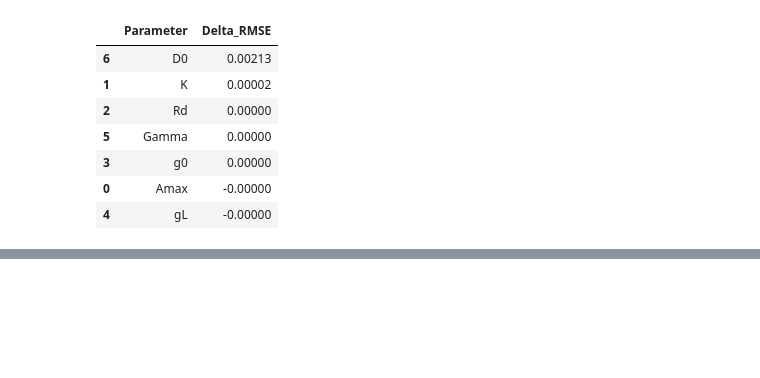
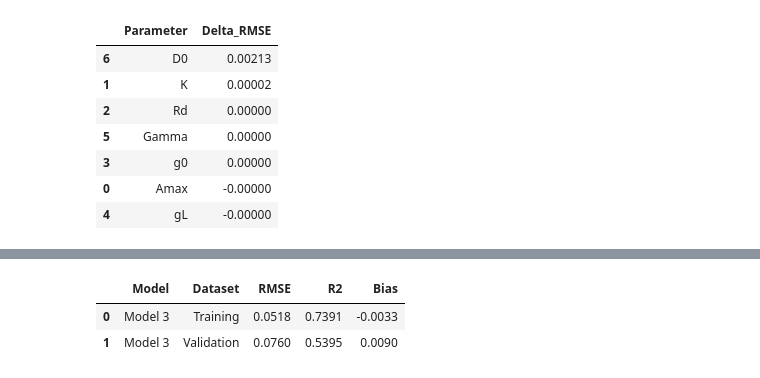
Before and after one commit to benbenbeatit912002/HPP32806-assignment-1, a Jupyter notebook: Load_data.ipynb, the cells around one changed output, grey strips where cells are left out. Saved outputs shown, nothing was run; the diff lists cells and outputs as text; code cells hidden in the pictures; blank space fills up the shorter version.

```diff
--- a/Load_data.ipynb
+++ b/Load_data.ipynb
@@ -738,0 +752,87 @@ Damour, G., Simonneau, T., Cochard, H., & Urban, L. (2010). An overview of model
+# %%
+MODEL_3_SPEC = {
+    "names": ["Amax", "K", "Rd", "g0", "gL", "Gamma", "D0", "k_open", "k_close"],
+    "lower": [0, 1, 0, 0, 0, 0, 0.01, 0.001, 0.001],
+    "upper": [50, 3000, 10, 0.1, 50, 100, 10, 1, 1],
+    "initial": [30, 500, 2, 0.02, 10, 40, 1.5, 0.15, 0.15],
+}
+
+
+def asymmetric_dynamic_leuning_model(df, params):
+    """Model 3: Leuning target with separate opening and closing lag parameters."""
+    Amax, K, Rd, g0, gL, Gamma, D0, k_open, k_close = params
+    target_params = [Amax, K, Rd, g0, gL, Gamma, D0]
+
+    output = pd.Series(index=df.index, dtype=float)
+    groups = df.groupby("_file", sort=False) if "_file" in df.columns else [(None, df)]
+
+    for _, group in groups:
+        target = leuning_1995_model(group["Qin"], group["Ca"], group["VPDleaf"], target_params)
+        target = np.asarray(target, dtype=float)
+
+        dynamic = np.empty_like(target)
+        if len(target) == 0:
+            continue
+
+        dynamic[0] = target[0]
+        for i in range(1, len(target)):
+            if target[i] > dynamic[i - 1]:
+                k = k_open
+            else:
+                k = k_close
+            dynamic[i] = dynamic[i - 1] + k * (target[i] - dynamic[i - 1])
+
+        output.loc[group.index] = dynamic
+
+    return output.to_numpy()
+
+
+def fit_model_3_asymmetric_dynamic(train_df):
+    """Fit Model 3 parameters on Training data only."""
+    y_obs = train_df["gsw"].to_numpy(dtype=float)
+
+    def residuals(params):
+        y_pred = asymmetric_dynamic_leuning_model(train_df, params)
+        residual = y_pred - y_obs
+        return np.nan_to_num(residual, nan=1e3, posinf=1e3, neginf=-1e3)
+
+    result = least_squares(
+        residuals,
+        x0=np.asarray(MODEL_3_SPEC["initial"], dtype=float),
+        bounds=(np.asarray(MODEL_3_SPEC["lower"], dtype=float), np.asarray(MODEL_3_SPEC["upper"], dtype=float)),
+        max_nfev=700,
+        loss="soft_l1",
+    )
+
+    params = dict(zip(MODEL_3_SPEC["names"], result.x))
+    return params, result
+
+
+def model_3_params_to_array(params):
+    return np.asarray([params[name] for name in MODEL_3_SPEC["names"]], dtype=float)
+
+
+def evaluate_model_3(params, train_df, validation_df):
+    param_array = model_3_params_to_array(params)
+    rows = []
+
+    for dataset_name, df in [("Training", train_df), ("Validation", validation_df)]:
+        y_pred = asymmetric_dynamic_leuning_model(df, param_array)
+        metrics = calculate_metrics(df["gsw"], y_pred)
+        rows.append({"Model": "Model 3", "Dataset": dataset_name, **metrics})
+
+    return pd.DataFrame(rows)
+
+
+model_3_params, model_3_result = fit_model_3_asymmetric_dynamic(train_df)
+model_3_metrics = evaluate_model_3(model_3_params, train_df, validation_df)
+
+print("Model 3 fitted parameters")
+for key, value in model_3_params.items():
+    print(f"  {key}: {value:.6g}")
+print(f"  optimizer cost: {model_3_result.cost:.6g}")
+print(f"  function evaluations: {model_3_result.nfev}")
+
+print("\nModel 3 metrics")
+display(model_3_metrics.round(4))
+# %% [output]
@@ -738,0 +853,3 @@ Damour, G., Simonneau, T., Cochard, H., & Urban, L. (2010). An overview of model
+|  | Model | Dataset | RMSE | R2 | Bias |
+| 0 | Model 3 | Training | 0.0518 | 0.7391 | -0.0033 |
+| 1 | Model 3 | Validation | 0.0760 | 0.5395 | 0.0090 |
```
Also changed, not shown: parts of 12 cells of this notebook.
